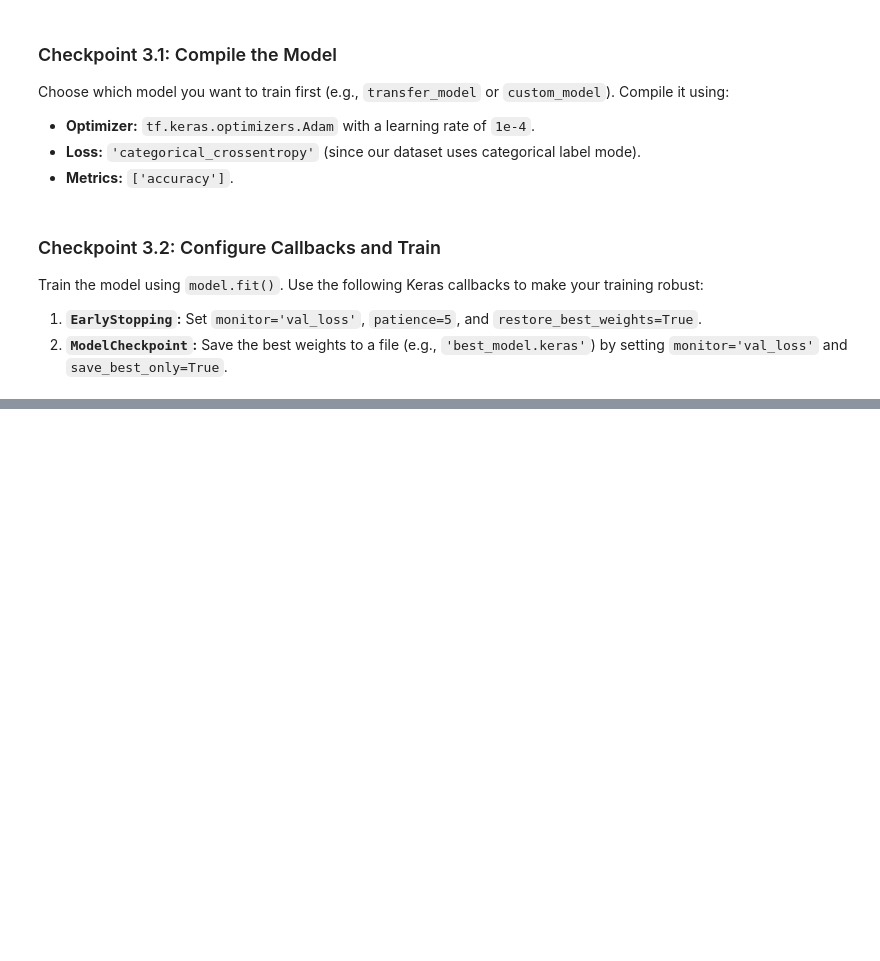
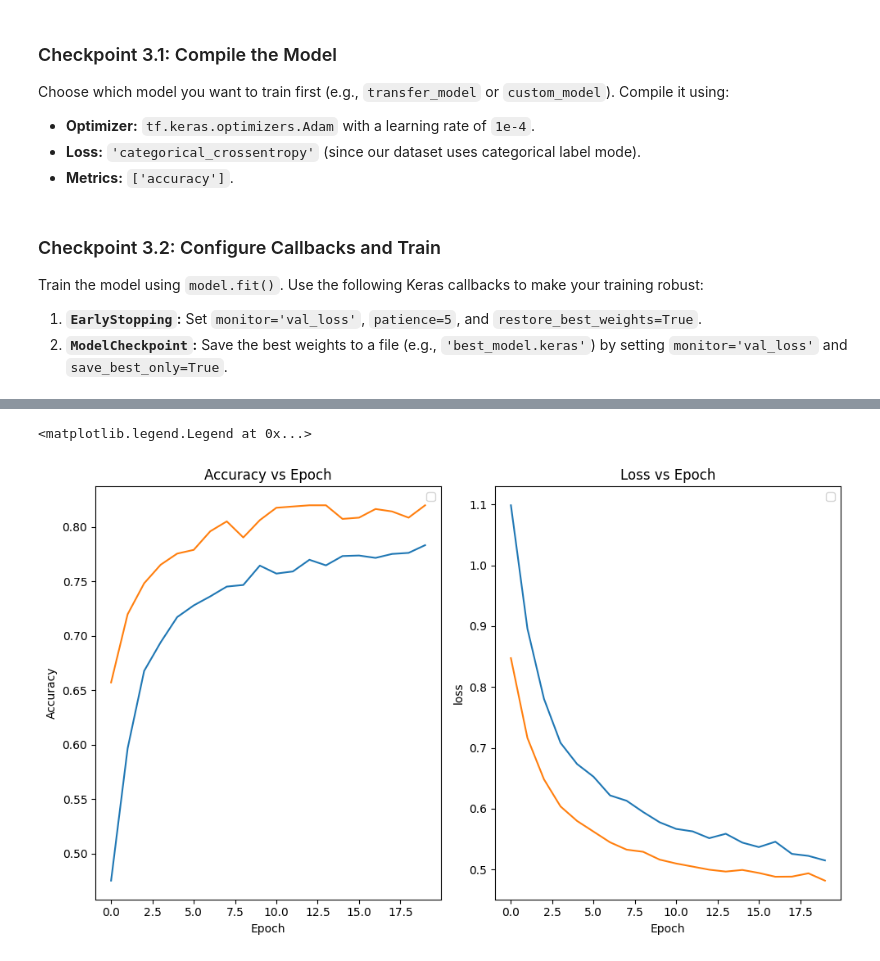
Before and after one commit to vanshgup24/pneumonia-diagnostic-pipeline, a Jupyter notebook: notebooks/assigned_images.ipynb, the cells around one changed output, grey strips where cells are left out. Cells and saved outputs as stored; diff of their text form; code cells hidden in the pictures; blank space fills up the shorter version.

```diff
--- a/notebooks/assigned_images.ipynb
+++ b/notebooks/assigned_images.ipynb
@@ -349,17 +474,11 @@ Train the model using `model.fit()`. Use the following Keras callbacks to make y
 from tensorflow.keras.callbacks import EarlyStopping, ModelCheckpoint
 
 # Define callbacks
-# callbacks = [
-#     EarlyStopping(...),
-#     ModelCheckpoint(...)
-# ]
+callbacks = [EarlyStopping(monitor='val_loss',patience=5,restore_best_weights=True),
+ModelCheckpoint(filepath='../best_model.keras',
+monitor='val_loss',save_best_only=True)]
 
 EPOCHS = 20
 
 # Train
-# history = model_to_train.fit(
-#     train_ds,
-#     validation_data=val_ds,
-#     epochs=EPOCHS,
-#     callbacks=callbacks
-# )
+history = model_to_train.fit(train_ds,validation_data=val_ds,epochs=EPOCHS,callbacks=callbacks)
@@ -365,0 +503,23 @@ EPOCHS = 20
+# %%
+from IPython.core.pylabtools import figsize
+fig,ax = plt.subplots(1,2,figsize = (10,6))
+
+ax[0].plot(history.history['accuracy'])
+ax[0].plot(history.history['val_accuracy'])
+ax[0].set_title("Accuracy vs Epoch")
+ax[0].set_xlabel("Epoch")
+ax[0].set_ylabel("Accuracy")
+ax[0].legend()
+
+ax[1].plot(history.history['loss'])
+ax[1].plot(history.history['val_loss'])
+ax[1].set_title("Loss vs Epoch")
+ax[1].set_xlabel("Epoch")
+ax[1].set_ylabel("loss")
+ax[1].legend()
+
+plt.tight_layout()
+ax[0].legend(fontsize=10, labelspacing=0.3, handlelength=1.5)
+# %% [output]
+<matplotlib.legend.Legend at 0x...>
+[figure, added]
```
Also changed, not shown: parts of 14 cells of this notebook.
